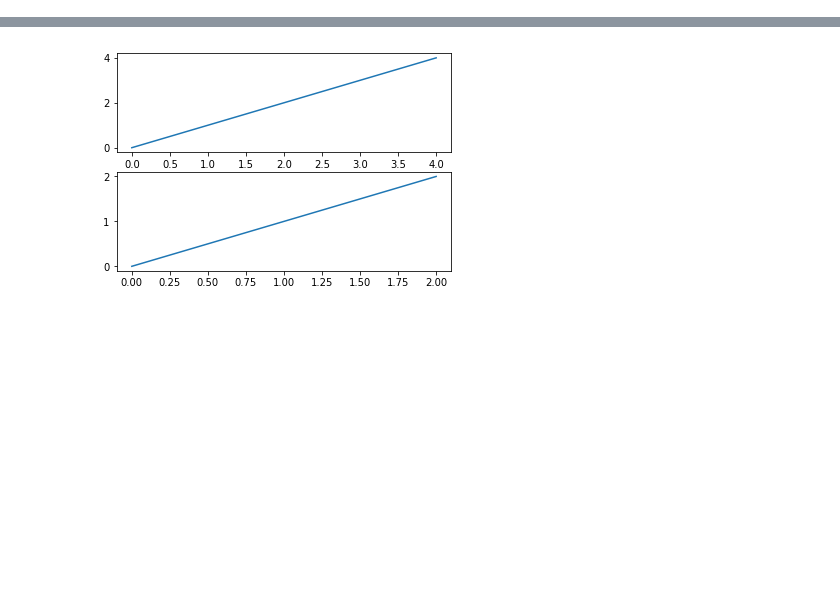
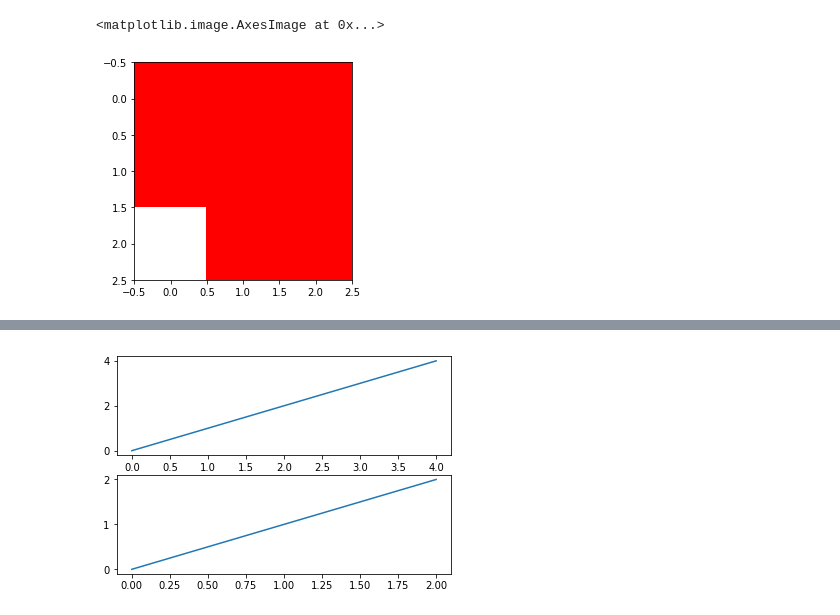
Before and after one commit to mjb-oz/urban_change, a Jupyter notebook: TestSpace.ipynb, the cells around one changed output, grey strips where cells are left out. Saved outputs shown, nothing was run; the diff lists cells and outputs as text; code cells hidden in the pictures; blank space fills up the shorter version.

```diff
--- a/TestSpace.ipynb
+++ b/TestSpace.ipynb
@@ -1,3 +1,25 @@
+# %%
+% matplotlib inline
+
+import numpy as np
+import matplotlib.pyplot as plt
+from matplotlib.pyplot import imshow
+
+bg = np.zeros((3,3,4), dtype = np.float32)
+bg[:,:,0] = 1
+bg[:,:,3] = 1
+bg[2,0,3] = 0
+
+# top = np.zeros((3,3), dtype = np.float32)
+# top[0,0] = 1
+# top[1,1] = 1
+# top[2,2] = 2
+# top[top == 0] = np.nan
+imshow(bg)
+# imshow(top)
+# %% [output]
+<matplotlib.image.AxesImage at 0x...>
+[figure, added]
 # %%
 % matplotlib notebook
 import matplotlib.pyplot as plt
```
